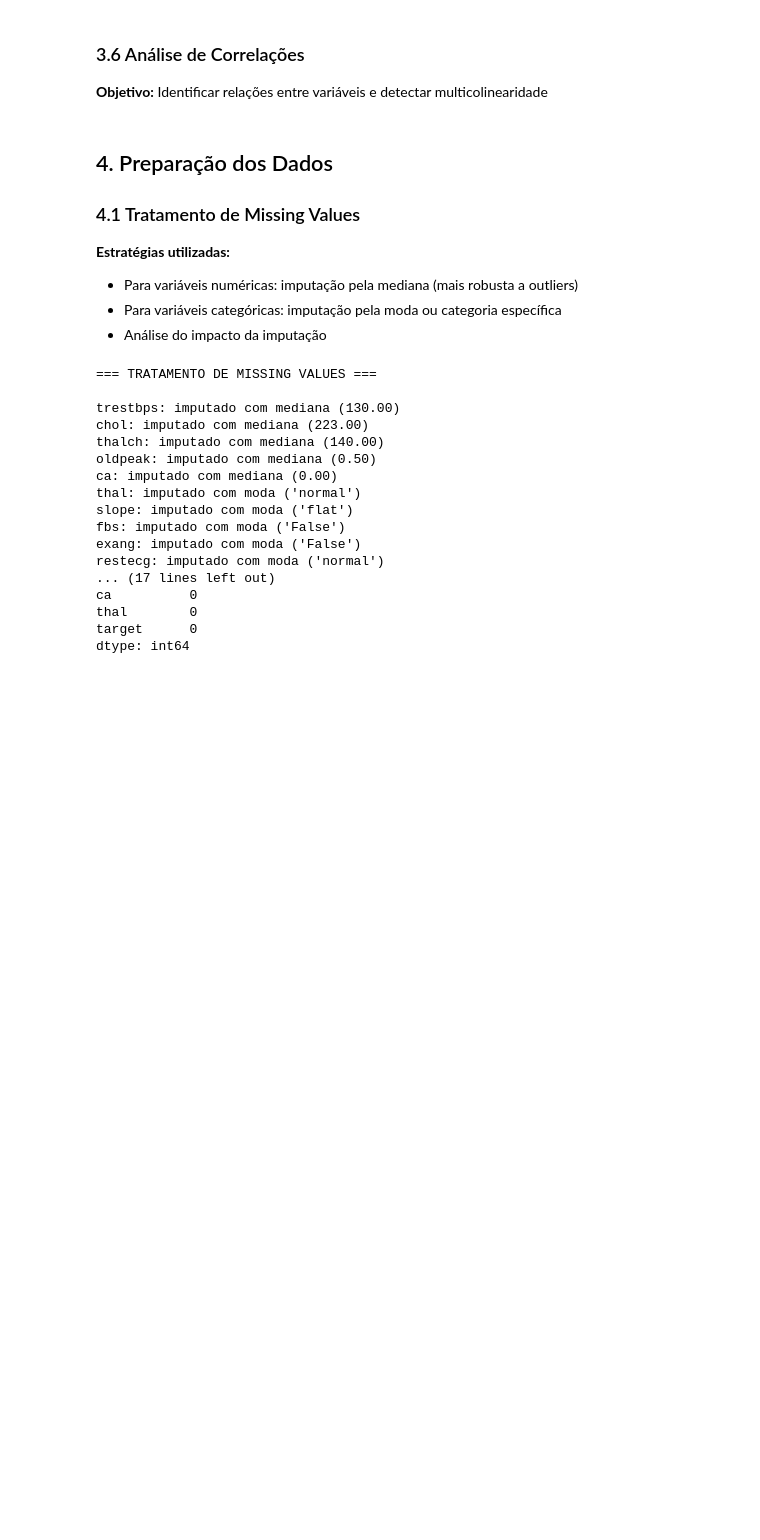
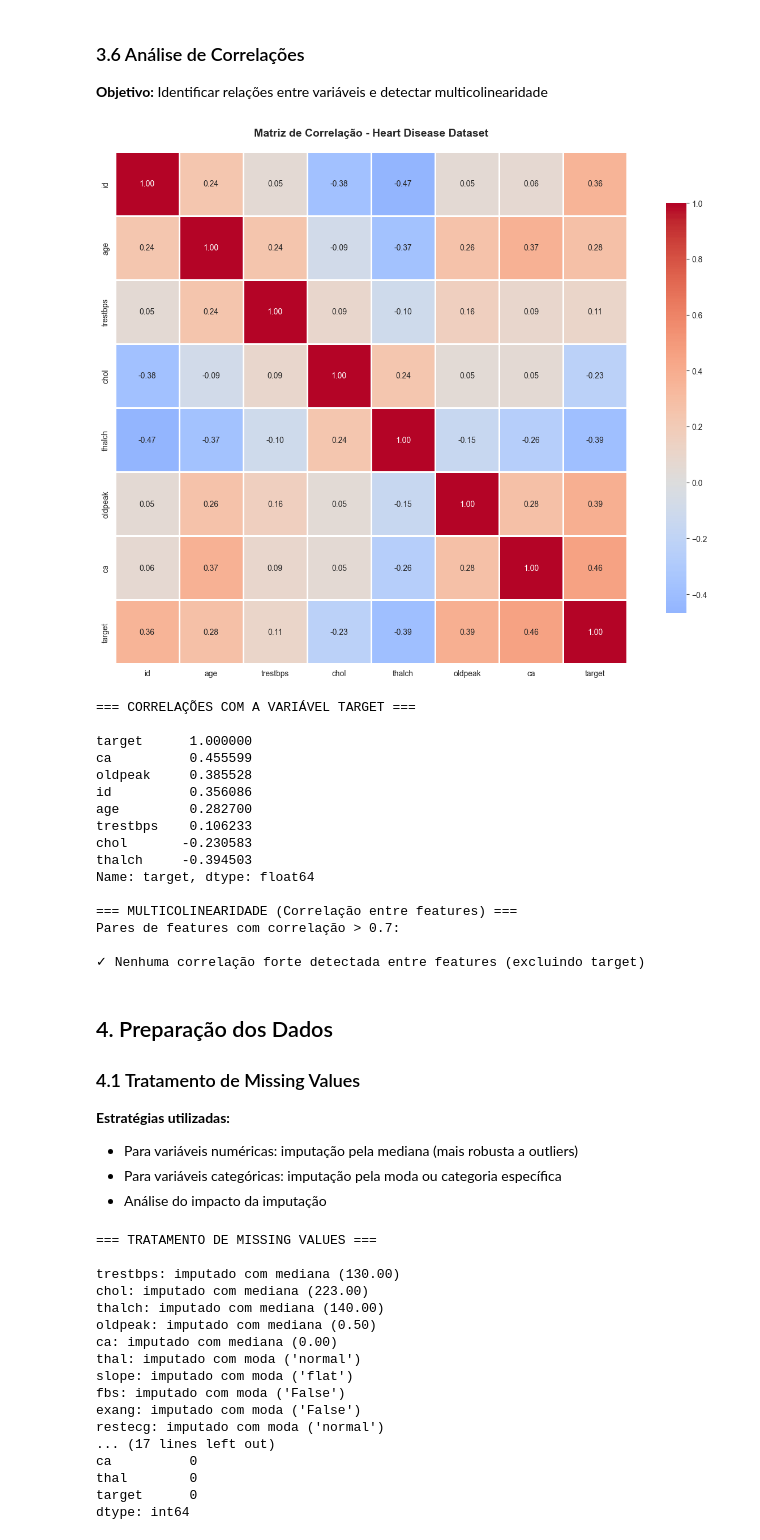
Before and after one commit to lfbraz/introducao-ciclo-de-vida-de-modelos, a Jupyter notebook: aula_02_experimentacao_mvp/exercicio_experimentacao_mvp.ipynb, the cells around one changed output. Saved outputs shown, nothing was run; the diff lists cells and outputs as text; code cells hidden in the pictures; blank space fills up the shorter version.

```diff
--- a/aula_02_experimentacao_mvp/exercicio_experimentacao_mvp.ipynb
+++ b/aula_02_experimentacao_mvp/exercicio_experimentacao_mvp.ipynb
@@ -67,7 +67,7 @@ https://www.kaggle.com/datasets/redwankarimsony/heart-disease-data/data já com
 - num: diagnóstico (0 = sem doença; 1–4 = presença)
 # %%
 # Carregar dataset do UCI Repository
-path = "data/heart_disease_uci.csv"
+path = "../data/heart_disease_uci.csv"
 
 # Carregar dados
 df = pd.read_csv(path)
@@ -421,42 +442,60 @@ plt.show()
 
 **Objetivo:** Identificar relações entre variáveis e detectar multicolinearidade
 # %%
-# Matriz de correlação
-correlation_matrix = df.corr()
+# Matriz de correlação apenas para colunas numéricas
+corr_numeric = df.select_dtypes(include=[np.number]).corr()
 
 # Visualizar matriz de correlação
 plt.figure(figsize=(14, 10))
-sns.heatmap(correlation_matrix, annot=True, fmt='.2f', cmap='coolwarm',
+sns.heatmap(corr_numeric, annot=True, fmt='.2f', cmap='coolwarm',
             center=0, square=True, linewidths=1, cbar_kws={"shrink": 0.8})
 plt.title('Matriz de Correlação - Heart Disease Dataset', fontsize=14, fontweight='bold', pad=20)
 plt.tight_layout()
 plt.show()
 
 # Identificar correlações fortes com o target
 print("=== CORRELAÇÕES COM A VARIÁVEL TARGET ===\n")
-target_corr = correlation_matrix['target'].sort_values(ascending=False)
+target_corr = corr_numeric['target'].sort_values(ascending=False)
 print(target_corr)
 
 # Identificar pares de features com alta correlação (possível multicolinearidade)
 print("\n=== MULTICOLINEARIDADE (Correlação entre features) ===")
 print("Pares de features com correlação > 0.7:\n")
 
 high_corr_pairs = []
-for i in range(len(correlation_matrix.columns)):
-    for j in range(i+1, len(correlation_matrix.columns)):
-        if abs(correlation_matrix.iloc[i, j]) > 0.7 and correlation_matrix.columns[i] != 'target' and correlation_matrix.columns[j] != 'target':
+for i in range(len(corr_numeric.columns)):
+    for j in range(i+1, len(corr_numeric.columns)):
+        if abs(corr_numeric.iloc[i, j]) > 0.7 and corr_numeric.columns[i] != 'target' and corr_numeric.columns[j] != 'target':
             high_corr_pairs.append({
-                'Feature 1': correlation_matrix.columns[i],
-                'Feature 2': correlation_matrix.columns[j],
-                'Correlação': round(correlation_matrix.iloc[i, j], 3)
+                'Feature 1': corr_numeric.columns[i],
+                'Feature 2': corr_numeric.columns[j],
+                'Correlação': round(corr_numeric.iloc[i, j], 3)
             })
 
 if len(high_corr_pairs) > 0:
     high_corr_df = pd.DataFrame(high_corr_pairs).sort_values(by='Correlação', ascending=False)
     print(high_corr_df.to_string(index=False))
     print("\n⚠️ Alta correlação entre features pode causar multicolinearidade!")
 else:
     print("✓ Nenhuma correlação forte detectada entre features (excluindo target)")
+# %% [output]
+[figure, added]
+=== CORRELAÇÕES COM A VARIÁVEL TARGET ===
+
+target      1.000000
+ca          0.455599
+oldpeak     0.385528
+id          0.356086
+age         0.282700
+trestbps    0.106233
+chol       -0.230583
+thalch     -0.394503
+Name: target, dtype: float64
+
+=== MULTICOLINEARIDADE (Correlação entre features) ===
+Pares de features com correlação > 0.7:
+
+✓ Nenhuma correlação forte detectada entre features (excluindo target)
 # %% [markdown]
 ## 4. Preparação dos Dados
 
```
Also changed, not shown: parts of 9 cells of this notebook, 5 other files.
